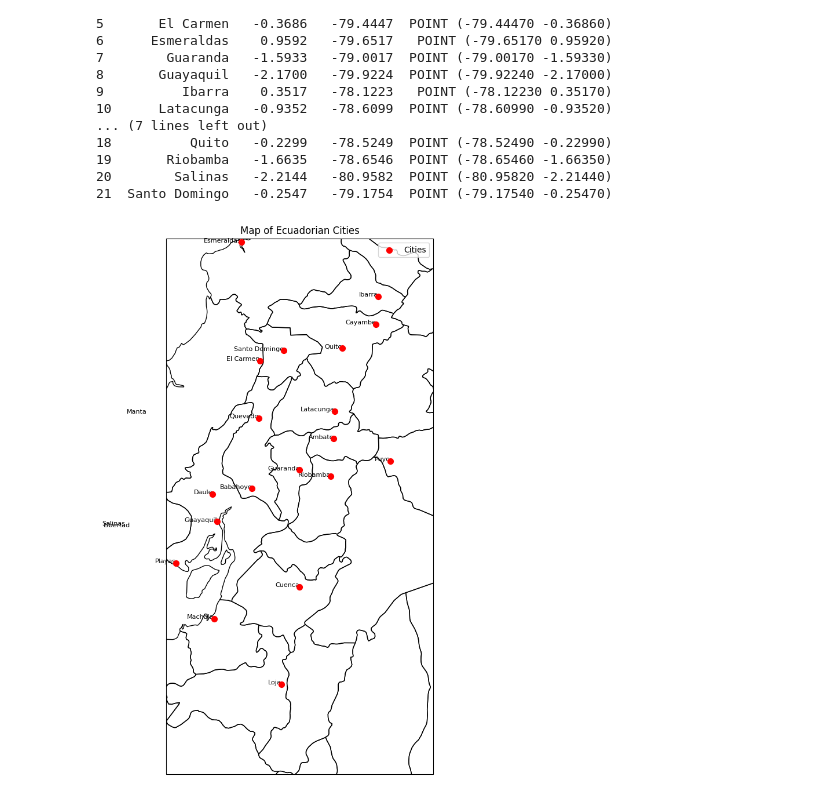
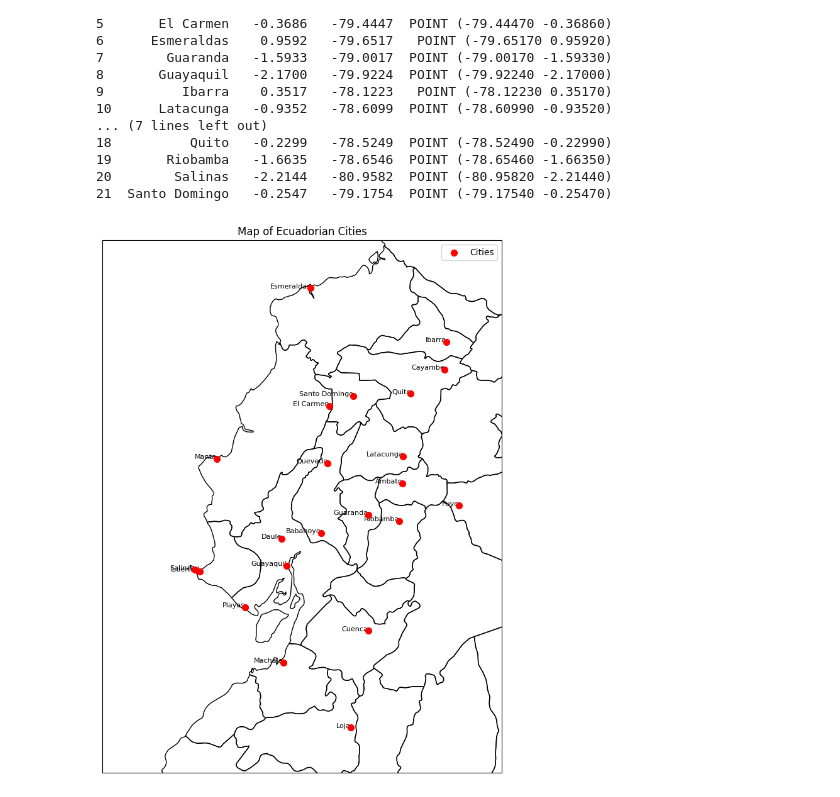
Before and after one commit to arielxinsu/Erdos_Grocery_Sales, a Jupyter notebook: price-forecast.ipynb, the cells around one changed output. Saved outputs shown, nothing was run; the diff lists cells and outputs as text; code cells hidden in the pictures.

```diff
--- a/price-forecast.ipynb
+++ b/price-forecast.ipynb
@@ -276,0 +379,10 @@ Name: sales, dtype: int64
+# %%
+combined.columns.drop(['sales','date', 'year', 'month', 'week_number', 'day'])
+combined_encoded = pd.get_dummies(combined, columns=['day_of_the_week', 'city', 'state', 'type_store',
+       'family',  'type_hol'])
+# %%
+combined_encoded=combined_encoded.fillna(0)
+Groc_1=combined_encoded[combined_encoded['family_GROCERY I']]
+bevar=combined_encoded[combined_encoded['family_BEVERAGES']]
+# %%
+clean=combined_encoded[combined_encoded['family_CLEANING']]
@@ -276,0 +457,19 @@ Name: sales, dtype: int64
+# %%
+import pandas as pd
+from sklearn.ensemble import RandomForestRegressor  # For classification
+from sklearn.model_selection import train_test_split
+
+X = clean.drop(['sales','transactions','date', 'year', 'month', 'week_number', 'day'], axis=1)
+y = clean['sales'].fillna(0)
+
+model = RandomForestRegressor(random_state=42)
+model.fit(X,y)
+
+feature_importances = model.feature_importances_
+feature_names = X.columns
+
+# Create a DataFrame for better readability
+importance_df = pd.DataFrame({'Feature': feature_names, 'Importance': feature_importances})
+importance_df = importance_df.sort_values(by='Importance', ascending=False)
+
+print(importance_df)
@@ -358,21 +572,21 @@ print(geol)
 # %%
 
 # Plotting with Cartopy
-fig, ax = plt.subplots(figsize=(12, 12), subplot_kw={'projection': ccrs.PlateCarree()})
-ax.set_extent([-80.5, -77.5, -5, 1])  # Set extent for Ecuador, make sure values are reasonable
+fig, ax = plt.subplots(figsize=(11, 11), subplot_kw={'projection': ccrs.PlateCarree()})
+ax.set_extent([-82, -77.5, -4.5, 1.5])  # Set extent for Ecuador, make sure values are reasonable
 
 # Plot Ecuador provinces
 ecuador.plot(ax=ax, edgecolor='black', facecolor='none', linewidth=1)
 
 # Plot cities
 geol.plot(ax=ax, color='red', marker='o', markersize=50, label='Cities', zorder=5)
 
 # Add city names for better visualization
 for x, y, label in zip(geol.geometry.x, geol.geometry.y, geol['city']):
     ax.text(x, y, label, fontsize=8, ha='right', color='black')
 
 plt.title('Map of Ecuadorian Cities')
 plt.legend()
 plt.show()
 # %% [output]
-[figure, old version]
+[figure, new version]
```
Also changed, not shown: parts of 13 cells of this notebook.
